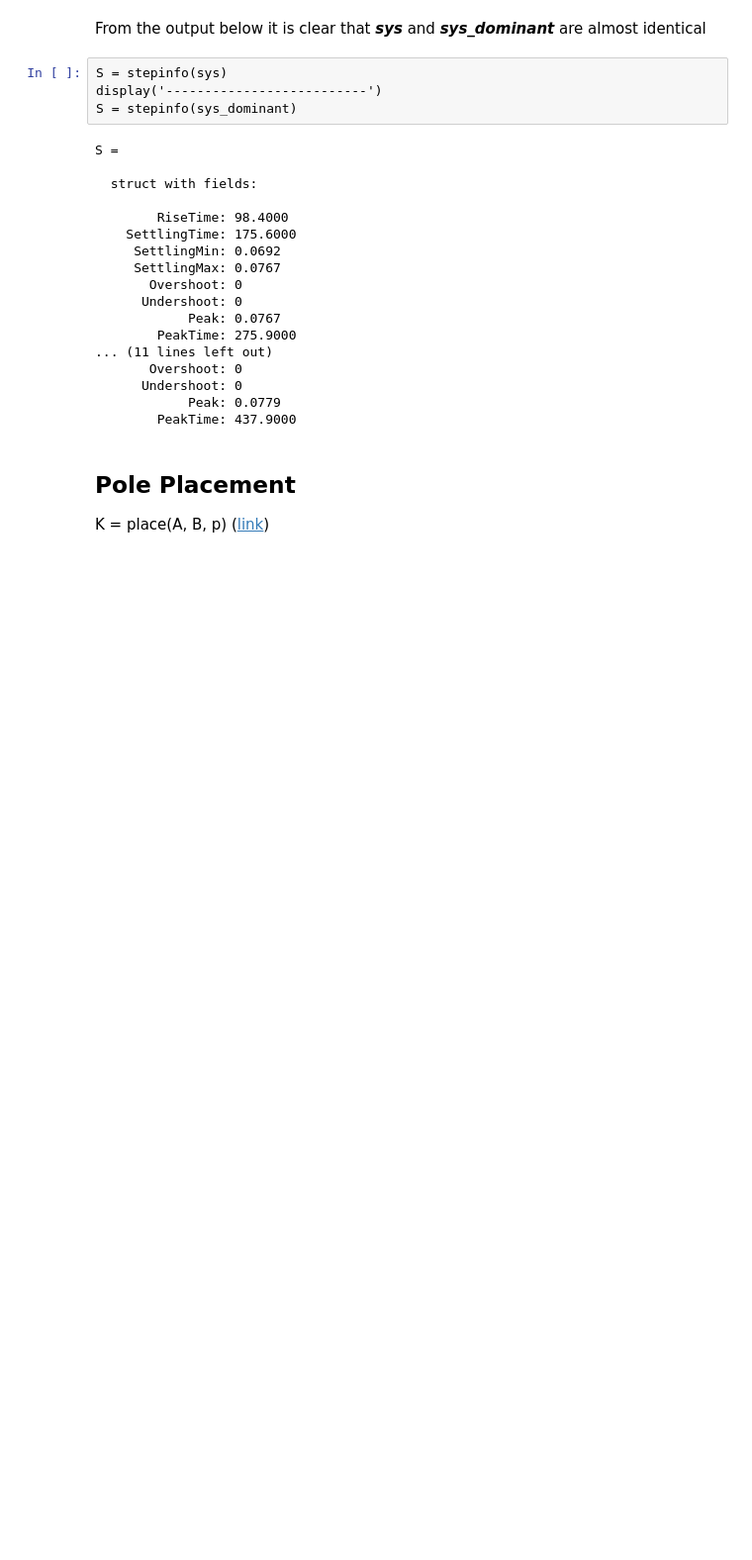
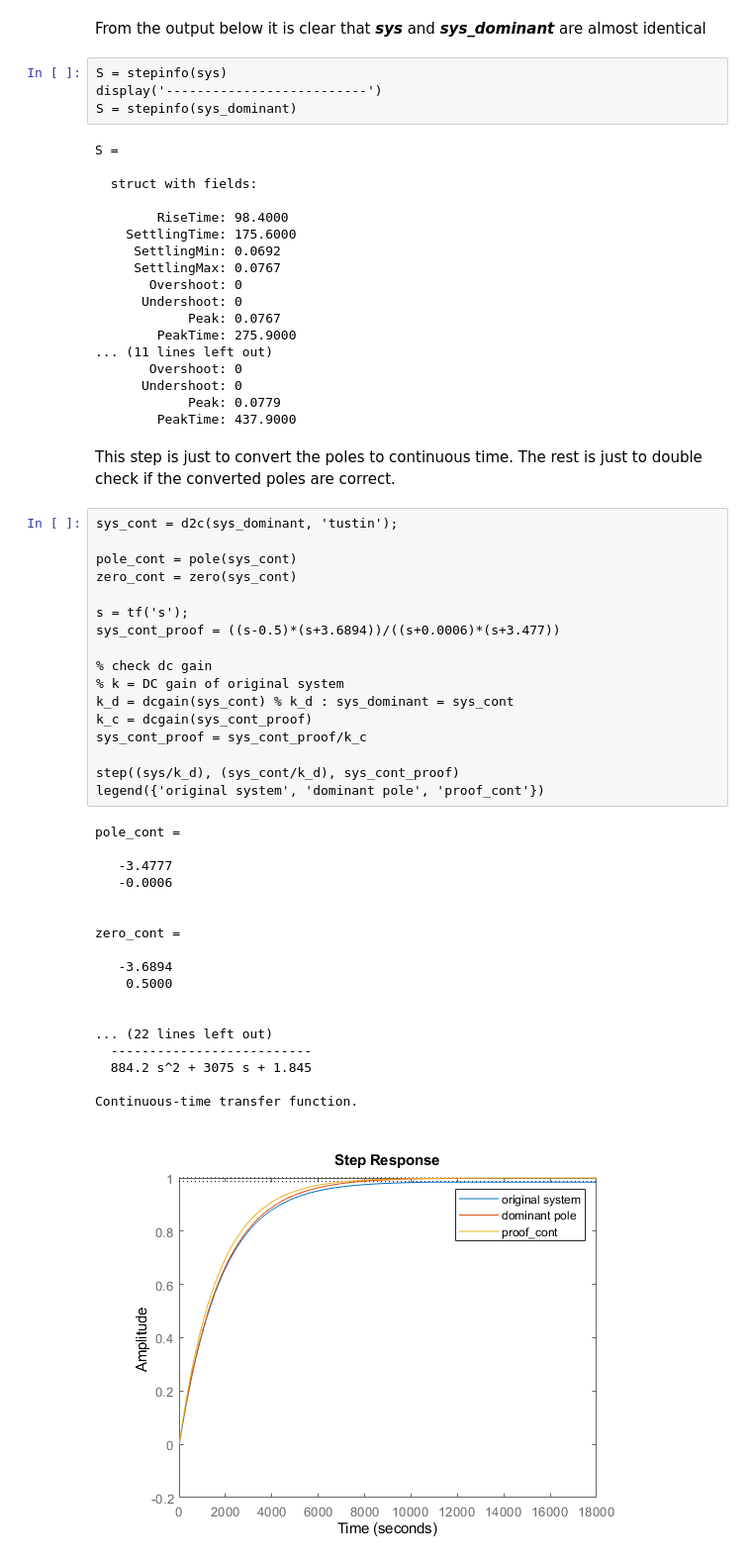
Before and after one commit to JeremyKTH/Gearbox-Oil-Conditioning-System, a Jupyter notebook: SI_2.ipynb, the cells around one changed output. Shown at 99% size. Cells and saved outputs as stored; diff of their text form; blank space fills up the shorter version.

```diff
--- a/SI_2.ipynb
+++ b/SI_2.ipynb
@@ -105,6 +112,41 @@ S =
       Undershoot: 0
             Peak: 0.0779
         PeakTime: 437.9000
-# %% [markdown]
-## Pole Placement
-K = place(A, B, p)       ([link](https://se.mathworks.com/help/control/ref/place.html))
+# %% [markdown]
+This step is just to convert the poles to continuous time. The rest is just to double check if the converted poles are correct.
+# %%
+sys_cont = d2c(sys_dominant, 'tustin');
+
+pole_cont = pole(sys_cont)
+zero_cont = zero(sys_cont)
+
+s = tf('s');
+sys_cont_proof = ((s-0.5)*(s+3.6894))/((s+0.0006)*(s+3.477))
+
+% check dc gain
+% k = DC gain of original system
+k_d = dcgain(sys_cont) % k_d : sys_dominant = sys_cont
+k_c = dcgain(sys_cont_proof)
+sys_cont_proof = sys_cont_proof/k_c
+
+step((sys/k_d), (sys_cont/k_d), sys_cont_proof)
+legend({'original system', 'dominant pole', 'proof_cont'})
+# %% [output]
+pole_cont =
+
+   -3.4777
+   -0.0006
+
+
+zero_cont =
+
+   -3.6894
+    0.5000
+
+
+... (22 lines left out)
+  --------------------------
+  884.2 s^2 + 3075 s + 1.845
+
+Continuous-time transfer function.
+[figure, added]
```
Also changed, not shown: parts of 27 cells of this notebook.
